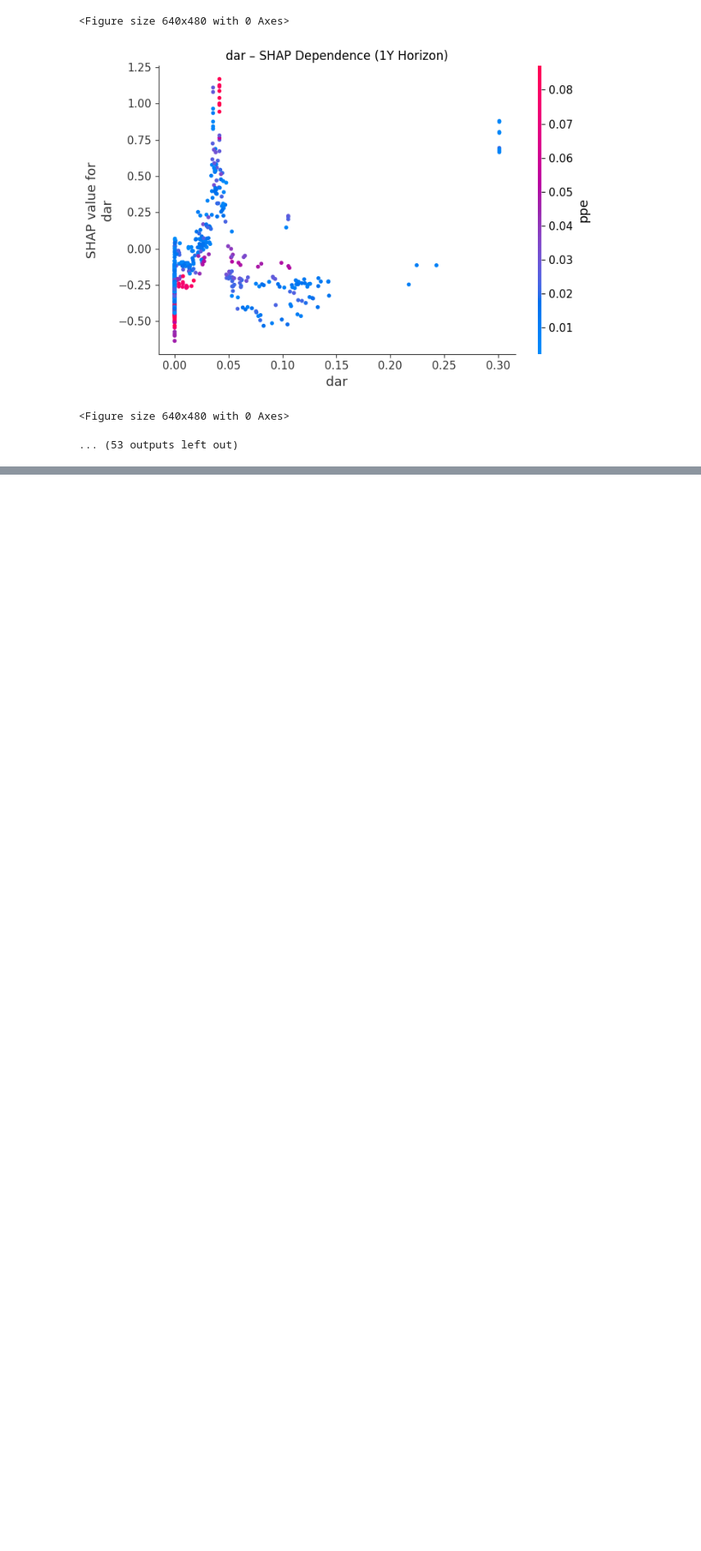
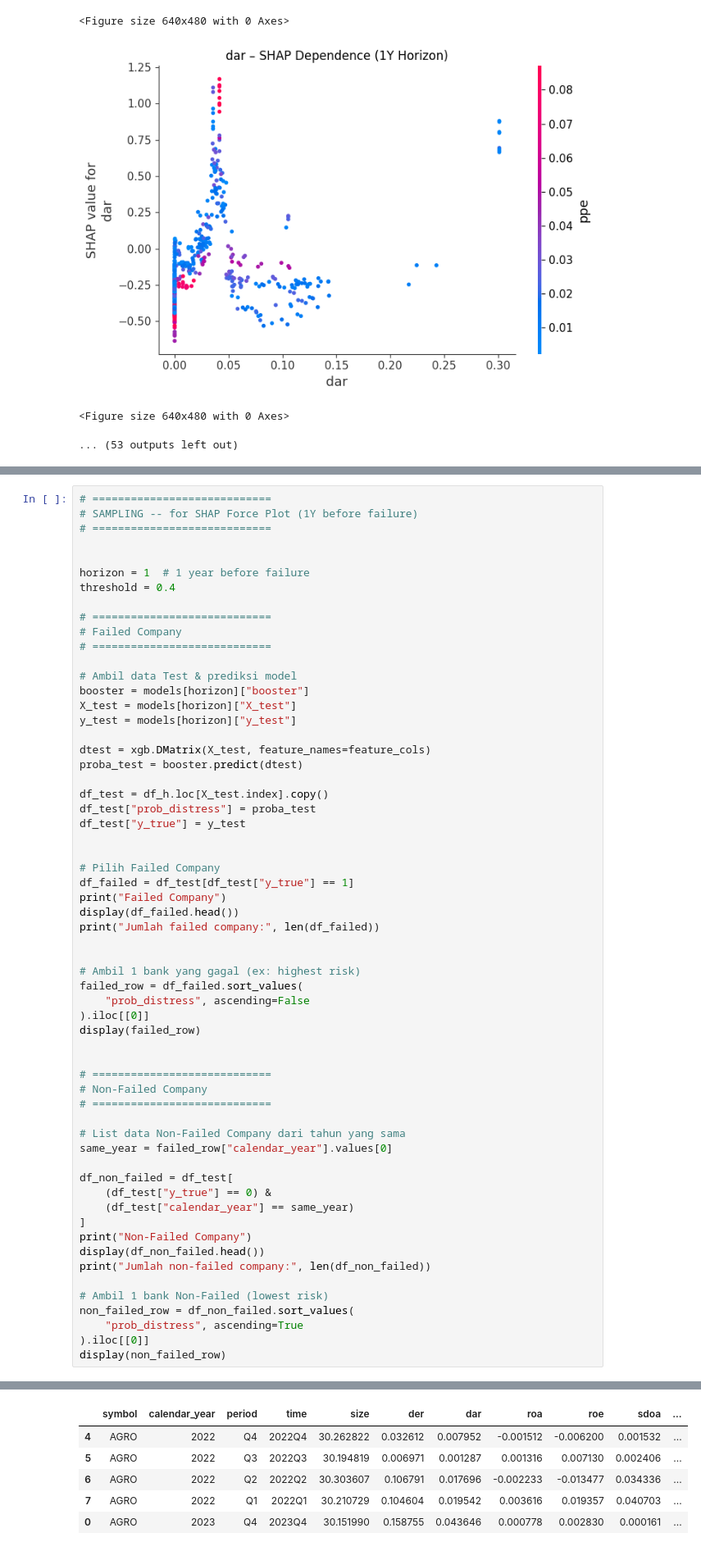
Before and after one commit to carissafarry/bankruptcy-prediction, a Jupyter notebook: src/training_per_horizon.ipynb, the cells around one changed output, grey strips where cells are left out. Shown at 82% size. Saved outputs shown, nothing was run; the diff lists cells and outputs as text; blank space fills up the shorter version.

```diff
--- a/src/training_per_horizon.ipynb
+++ b/src/training_per_horizon.ipynb
@@ -766,0 +937,61 @@ SHAP Dependence – 1Y Horizon
+# %%
+# ============================
+# SAMPLING -- for SHAP Force Plot (1Y before failure)
+# ============================
+
+
+horizon = 1  # 1 year before failure
+threshold = 0.4
+
+# ============================
+# Failed Company
+# ============================
+
+# Ambil data Test & prediksi model
+booster = models[horizon]["booster"]
+X_test = models[horizon]["X_test"]
+y_test = models[horizon]["y_test"]
+
+dtest = xgb.DMatrix(X_test, feature_names=feature_cols)
+proba_test = booster.predict(dtest)
+
+df_test = df_h.loc[X_test.index].copy()
+df_test["prob_distress"] = proba_test
+df_test["y_true"] = y_test
+
+
+# Pilih Failed Company
+df_failed = df_test[df_test["y_true"] == 1]
+print("Failed Company")
+display(df_failed.head())
+print("Jumlah failed company:", len(df_failed))
+
+
+# Ambil 1 bank yang gagal (ex: highest risk)
+failed_row = df_failed.sort_values(
+    "prob_distress", ascending=False
+).iloc[[0]]
+display(failed_row)
+
+
+# ============================
+# Non-Failed Company
+# ============================
+
+# List data Non-Failed Company dari tahun yang sama
+same_year = failed_row["calendar_year"].values[0]
+
+df_non_failed = df_test[
+    (df_test["y_true"] == 0) &
+    (df_test["calendar_year"] == same_year)
+]
+print("Non-Failed Company")
+display(df_non_failed.head())
+print("Jumlah non-failed company:", len(df_non_failed))
+
+# Ambil 1 bank Non-Failed (lowest risk)
+non_failed_row = df_non_failed.sort_values(
+    "prob_distress", ascending=True
+).iloc[[0]]
+display(non_failed_row)
+# %% [output]
@@ -766,0 +999,6 @@ SHAP Dependence – 1Y Horizon
+|  | symbol | calendar_year | period | time | size | der | dar | roa | roe | sdoa | ... |
+| 4 | AGRO | 2022 | Q4 | 2022Q4 | 30.262822 | 0.032612 | 0.007952 | -0.001512 | -0.006200 | 0.001532 | ... |
+| 5 | AGRO | 2022 | Q3 | 2022Q3 | 30.194819 | 0.006971 | 0.001287 | 0.001316 | 0.007130 | 0.002406 | ... |
+| 6 | AGRO | 2022 | Q2 | 2022Q2 | 30.303607 | 0.106791 | 0.017696 | -0.002233 | -0.013477 | 0.034336 | ... |
+| 7 | AGRO | 2022 | Q1 | 2022Q1 | 30.210729 | 0.104604 | 0.019542 | 0.003616 | 0.019357 | 0.040703 | ... |
+| 0 | AGRO | 2023 | Q4 | 2023Q4 | 30.151990 | 0.158755 | 0.043646 | 0.000778 | 0.002830 | 0.000161 | ... |
```
Also changed, not shown: parts of 4 cells of this notebook.
